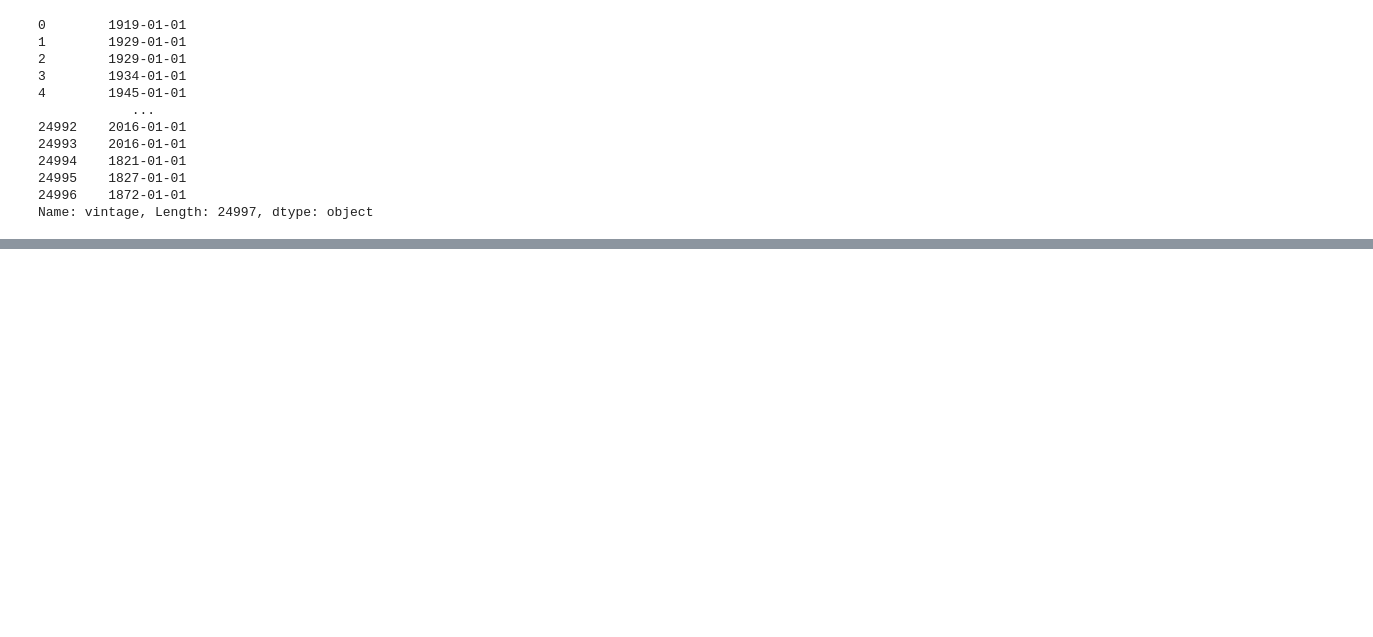
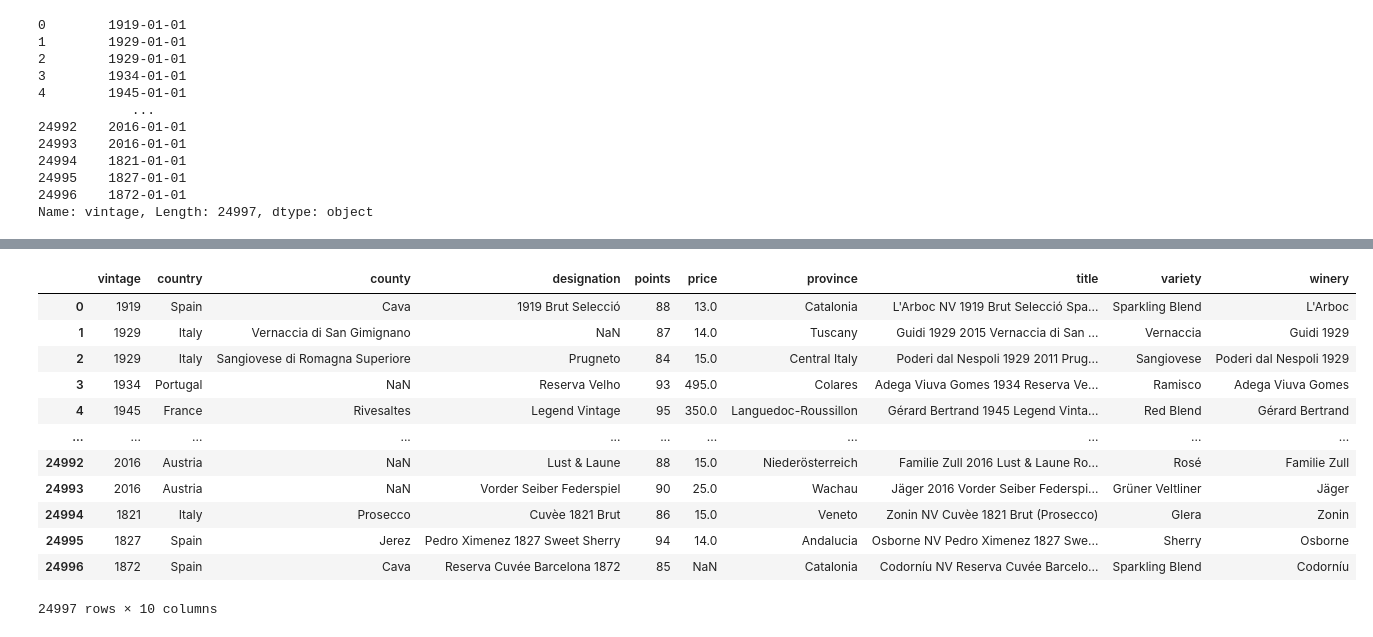
Before and after one commit to TempestCampbell/Wine-and-Charcuterie-Board, a Jupyter notebook: JupyterNotebooks/GlobalWineCleanUp.ipynb, the cells around one changed output, grey strips where cells are left out. Saved outputs shown, nothing was run; the diff lists cells and outputs as text; code cells hidden in the pictures; blank space fills up the shorter version.

```diff
--- a/JupyterNotebooks/GlobalWineCleanUp.ipynb
+++ b/JupyterNotebooks/GlobalWineCleanUp.ipynb
@@ -84,0 +117,19 @@ Name: vintage, Length: 24997, dtype: object
+# %%
+# convert to string then keep first 4 characters
+globalWineDF['vintage'] = globalWineDF.vintage.astype(str)
+globalWineDF['vintage'] = globalWineDF['vintage'].str[:4]
+globalWineDF
+# %% [output]
+|  | vintage | country | county | designation | points | price | province | title | variety | winery |
+| 0 | 1919 | Spain | Cava | 1919 Brut Selecció | 88 | 13.0 | Catalonia | L'Arboc NV 1919 Brut Selecció Spa... | Sparkling Blend | L'Arboc |
+| 1 | 1929 | Italy | Vernaccia di San Gimignano | NaN | 87 | 14.0 | Tuscany | Guidi 1929 2015 Vernaccia di San ... | Vernaccia | Guidi 1929 |
+| 2 | 1929 | Italy | Sangiovese di Romagna Superiore | Prugneto | 84 | 15.0 | Central Italy | Poderi dal Nespoli 1929 2011 Prug... | Sangiovese | Poderi dal Nespoli 1929 |
+| 3 | 1934 | Portugal | NaN | Reserva Velho | 93 | 495.0 | Colares | Adega Viuva Gomes 1934 Reserva Ve... | Ramisco | Adega Viuva Gomes |
+| 4 | 1945 | France | Rivesaltes | Legend Vintage | 95 | 350.0 | Languedoc-Roussillon | Gérard Bertrand 1945 Legend Vinta... | Red Blend | Gérard Bertrand |
+| ... | ... | ... | ... | ... | ... | ... | ... | ... | ... | ... |
+| 24992 | 2016 | Austria | NaN | Lust & Laune | 88 | 15.0 | Niederösterreich | Familie Zull 2016 Lust & Laune Ro... | Rosé | Familie Zull |
+| 24993 | 2016 | Austria | NaN | Vorder Seiber Federspiel | 90 | 25.0 | Wachau | Jäger 2016 Vorder Seiber Federspi... | Grüner Veltliner | Jäger |
+| 24994 | 1821 | Italy | Prosecco | Cuvèe 1821 Brut | 86 | 15.0 | Veneto | Zonin NV Cuvèe 1821 Brut (Prosecco) | Glera | Zonin |
+| 24995 | 1827 | Spain | Jerez | Pedro Ximenez 1827 Sweet Sherry | 94 | 14.0 | Andalucia | Osborne NV Pedro Ximenez 1827 Swe... | Sherry | Osborne |
+| 24996 | 1872 | Spain | Cava | Reserva Cuvée Barcelona 1872 | 85 | NaN | Catalonia | Codorníu NV Reserva Cuvée Barcelo... | Sparkling Blend | Codorníu |
+24997 rows × 10 columns
```
Also changed, not shown: parts of 5 cells of this notebook, 1 other file.
